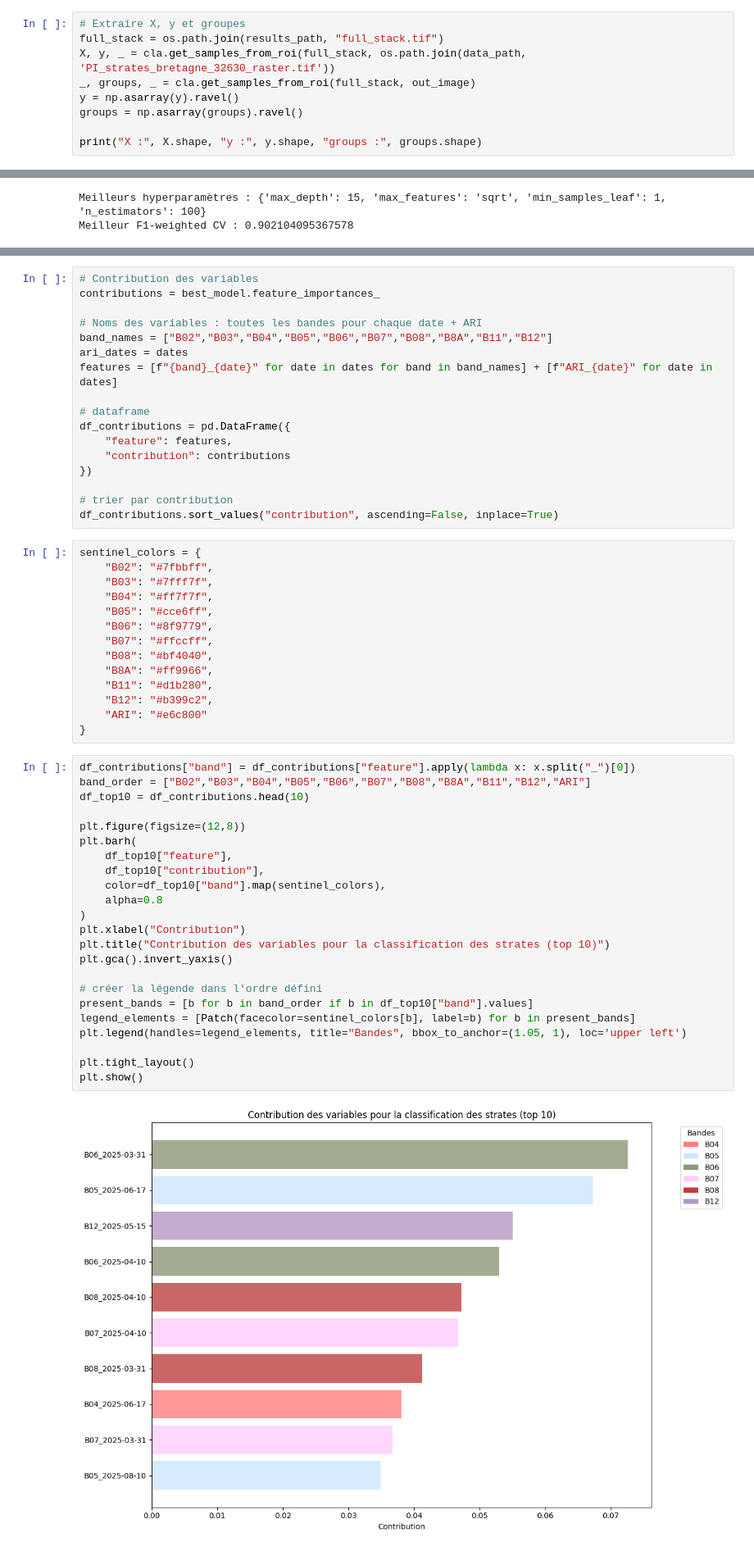
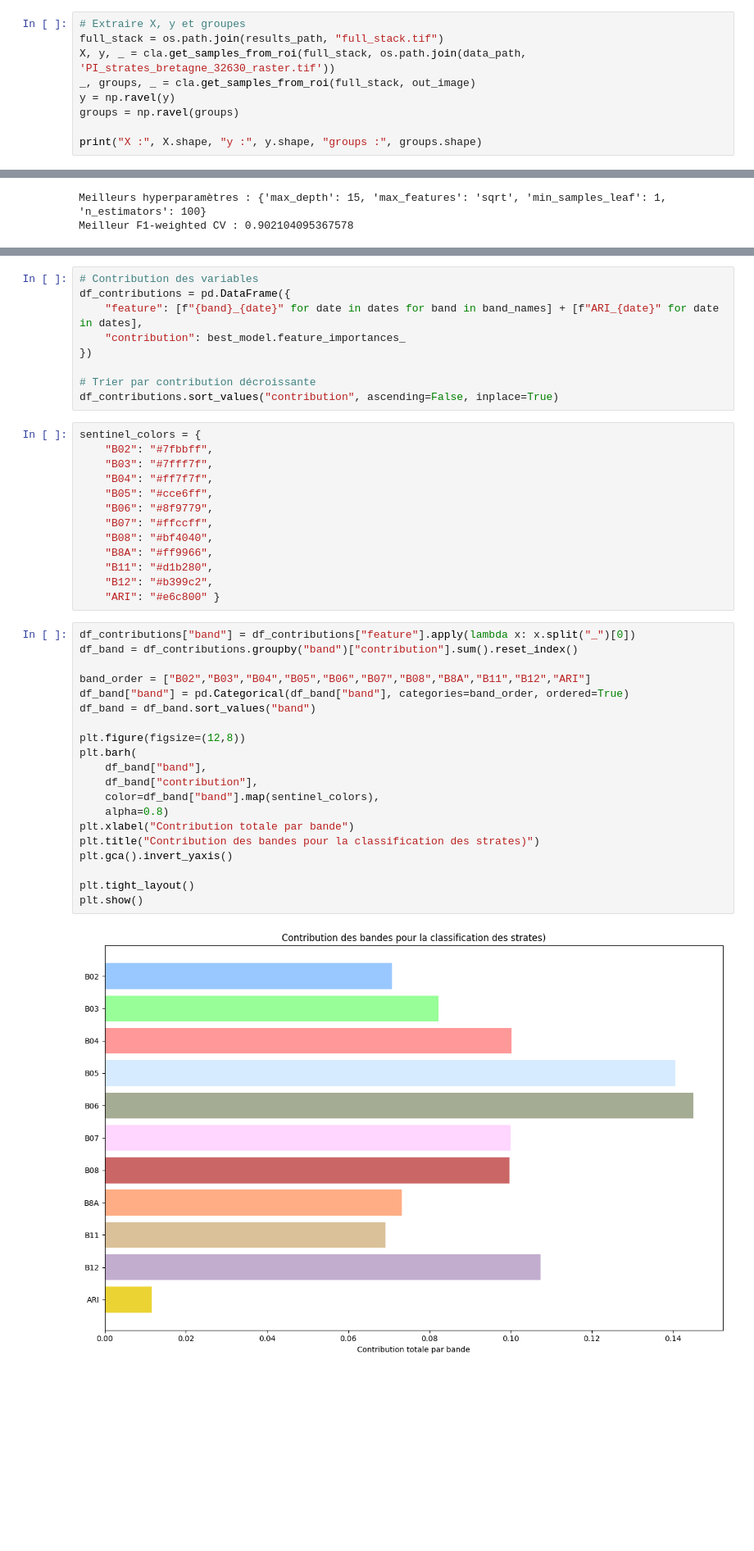
Before and after one commit to marion-billy/projet_telea_landes, a Jupyter notebook: projet_telea_BILLY_MARION.ipynb, the cells around one changed output, grey strips where cells are left out. Shown at 82% size. Drawn from its saved outputs; the diff is of its cells as text; blank space fills up the shorter version.

```diff
--- a/projet_telea_BILLY_MARION.ipynb
+++ b/projet_telea_BILLY_MARION.ipynb
@@ -359,8 +355,8 @@ L’optimisation des hyperparamètres est réalisée via une recherche sur grill
 full_stack = os.path.join(results_path, "full_stack.tif")
 X, y, _ = cla.get_samples_from_roi(full_stack, os.path.join(data_path, 'PI_strates_bretagne_32630_raster.tif'))
 _, groups, _ = cla.get_samples_from_roi(full_stack, out_image)
-y = np.asarray(y).ravel()
-groups = np.asarray(groups).ravel()
+y = np.ravel(y)
+groups = np.ravel(groups)
 
 print("X :", X.shape, "y :", y.shape, "groups :", groups.shape)
 # %% [output]
@@ -470,19 +450,11 @@ plots.plot_class_quality(report, accuracy)
 # %%
 # Contribution des variables
-contributions = best_model.feature_importances_
-
-# Noms des variables : toutes les bandes pour chaque date + ARI
-band_names = ["B02","B03","B04","B05","B06","B07","B08","B8A","B11","B12"]
-ari_dates = dates
-features = [f"{band}_{date}" for date in dates for band in band_names] + [f"ARI_{date}" for date in dates]
-
-# dataframe
 df_contributions = pd.DataFrame({
-    "feature": features,
-    "contribution": contributions
+    "feature": [f"{band}_{date}" for date in dates for band in band_names] + [f"ARI_{date}" for date in dates],
+    "contribution": best_model.feature_importances_
 })
 
-# trier par contribution
+# Trier par contribution décroissante
 df_contributions.sort_values("contribution", ascending=False, inplace=True)
 # %%
 sentinel_colors = {
@@ -496,33 +468,29 @@ sentinel_colors = {
     "B8A": "#ff9966",
     "B11": "#d1b280",
     "B12": "#b399c2",
-    "ARI": "#e6c800"
-}
+    "ARI": "#e6c800" }
 # %%
 df_contributions["band"] = df_contributions["feature"].apply(lambda x: x.split("_")[0])
+df_band = df_contributions.groupby("band")["contribution"].sum().reset_index()
+
 band_order = ["B02","B03","B04","B05","B06","B07","B08","B8A","B11","B12","ARI"]
-df_top10 = df_contributions.head(10)
+df_band["band"] = pd.Categorical(df_band["band"], categories=band_order, ordered=True)
+df_band = df_band.sort_values("band")
 
 plt.figure(figsize=(12,8))
 plt.barh(
-    df_top10["feature"],
-    df_top10["contribution"],
-    color=df_top10["band"].map(sentinel_colors),
-    alpha=0.8
-)
-plt.xlabel("Contribution")
-plt.title("Contribution des variables pour la classification des strates (top 10)")
+    df_band["band"],
+    df_band["contribution"],
+    color=df_band["band"].map(sentinel_colors),
+    alpha=0.8)
+plt.xlabel("Contribution totale par bande")
+plt.title("Contribution des bandes pour la classification des strates)")
 plt.gca().invert_yaxis()
-
-# créer la légende dans l'ordre défini
-present_bands = [b for b in band_order if b in df_top10["band"].values]
-legend_elements = [Patch(facecolor=sentinel_colors[b], label=b) for b in present_bands]
-plt.legend(handles=legend_elements, title="Bandes", bbox_to_anchor=(1.05, 1), loc='upper left')
 
 plt.tight_layout()
 plt.show()
 # %% [output]
-[figure, old version]
+[figure, new version]
 # %%
 df_contributions["date"] = df_contributions["feature"].apply(lambda x: x.split("_")[1])
 pivot_df = df_contributions.pivot_table(index="date", columns="band", values="contribution", aggfunc="sum")
```
Also changed, not shown: parts of 29 cells of this notebook.
